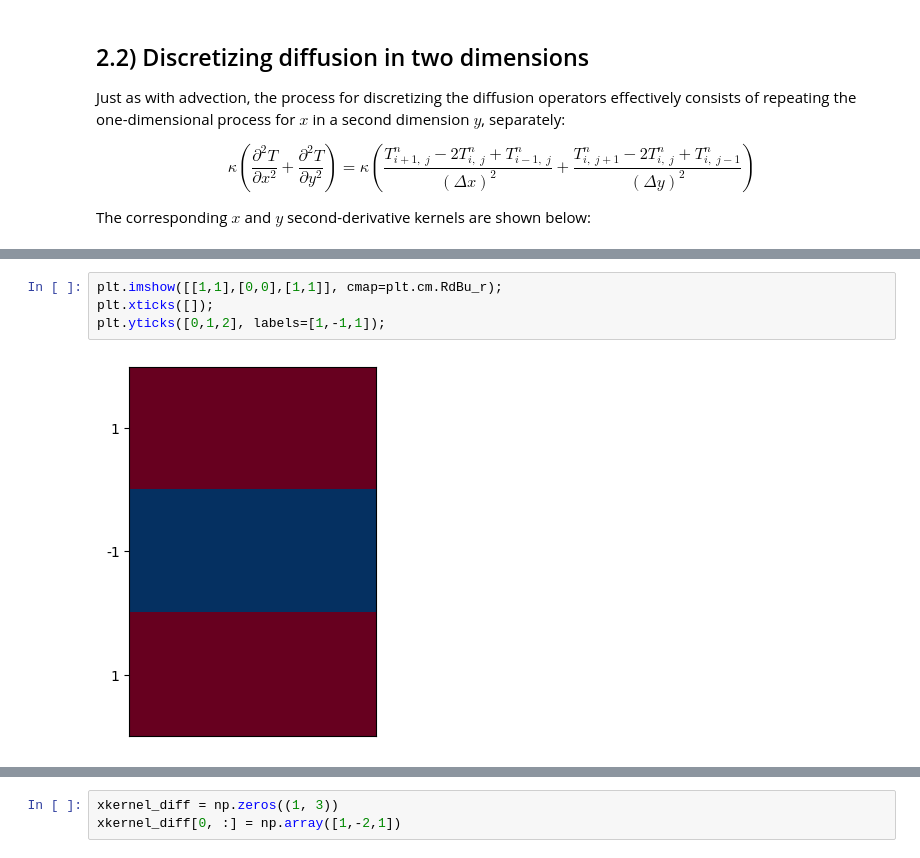
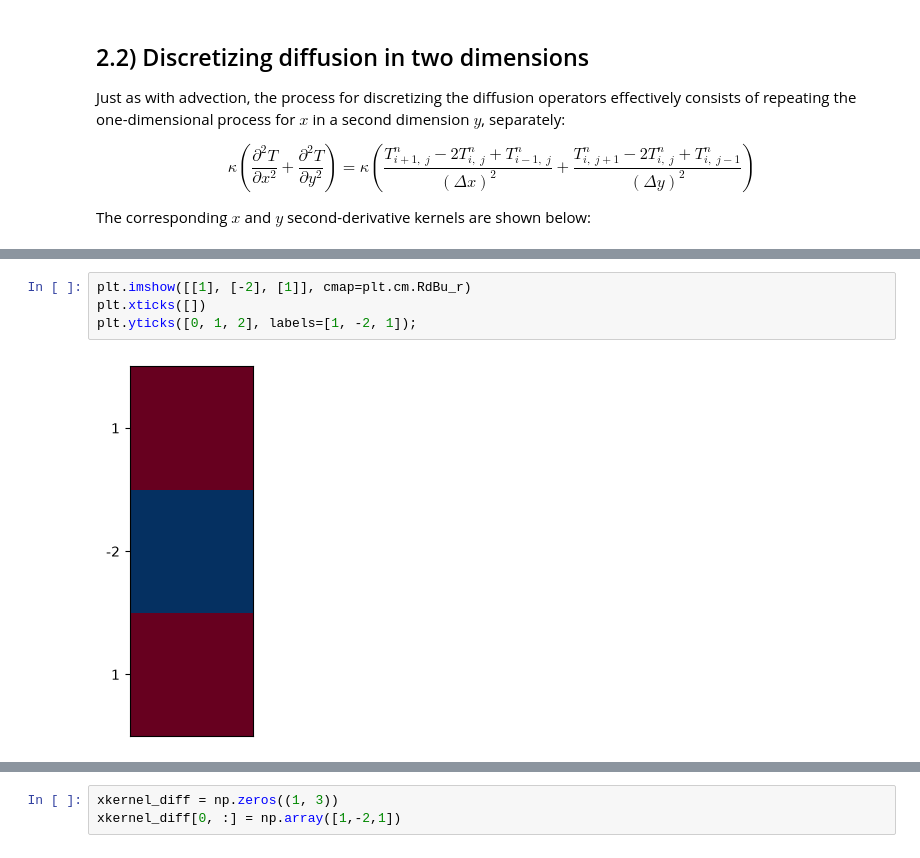
Before and after one commit to drvivekhydro/hydroclimatology, a Jupyter notebook: lecture-11-heat-transports.ipynb, the cells around one changed output, grey strips where cells are left out. Cells and saved outputs as stored; diff of their text form.

```diff
--- a/lecture-11-heat-transports.ipynb
+++ b/lecture-11-heat-transports.ipynb
@@ -163,6 +171,6 @@ The corresponding $x$ and $y$ second-derivative kernels are shown below:
 # %%
-plt.imshow([[1,1],[0,0],[1,1]], cmap=plt.cm.RdBu_r);
-plt.xticks([]);
-plt.yticks([0,1,2], labels=[1,-1,1]);
+plt.imshow([[1], [-2], [1]], cmap=plt.cm.RdBu_r)
+plt.xticks([])
+plt.yticks([0, 1, 2], labels=[1, -2, 1]);
 # %% [output]
-[figure, old version]
+[figure, new version]
```
Also changed, not shown: parts of 45 cells of this notebook, 7 other files.
